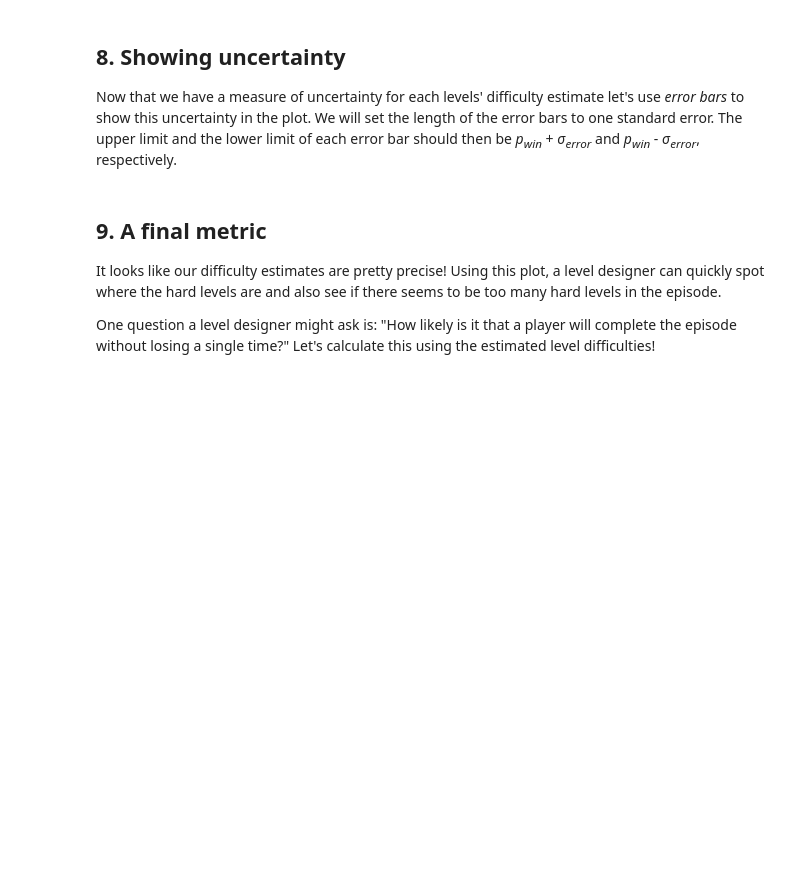
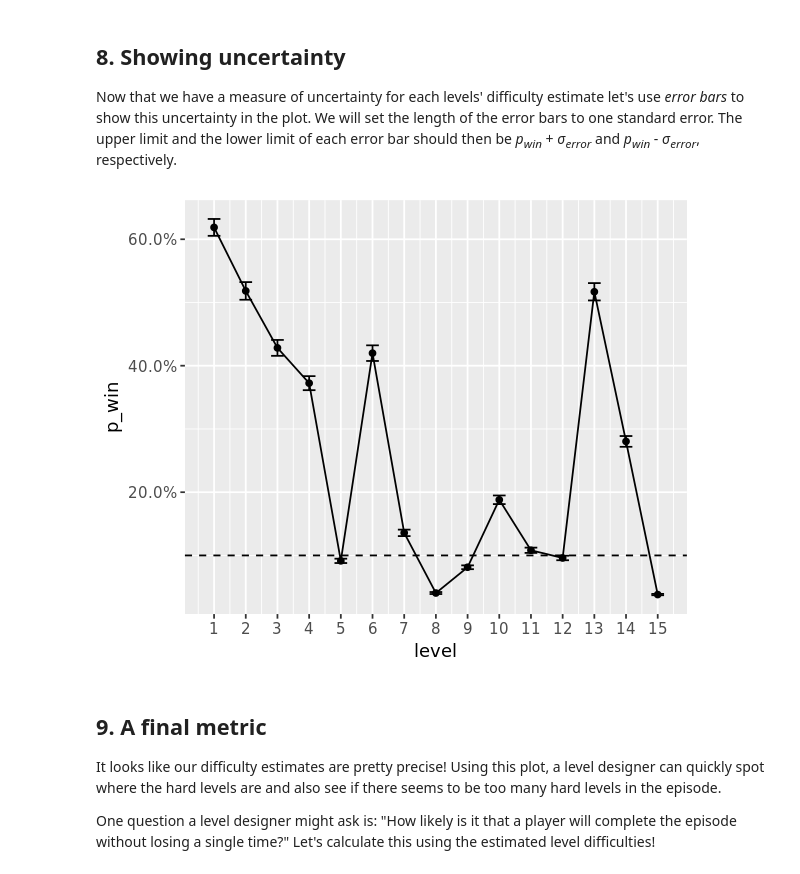
Before and after one commit to skhiearth/Level-Difficulty-in-Candy-Crush-Saga, a Jupyter notebook: notebook.ipynb, the cells around one changed output. Saved outputs shown, nothing was run; the diff lists cells and outputs as text; code cells hidden in the pictures; blank space fills up the shorter version.

```diff
--- a/notebook.ipynb
+++ b/notebook.ipynb
@@ -139,3 +140,8 @@ ERROR: Error in parse(text = x, srcfile = src): <text>:4:0: unexpected end of in
+# %%
+# Adding standard error bars
+plot + geom_errorbar(data = difficulty, aes(ymin = (p_win - error), ymax = (p_win + error)), width = 0.4)
+# %% [output]
+[figure, added]
 # %% [markdown]
 ## 9. A final metric
 <p>It looks like our difficulty estimates are pretty precise! Using this plot, a level designer can quickly spot where the hard levels are and also see if there seems to be too many hard levels in the episode.</p>
```
Also changed, not shown: parts of 6 cells of this notebook.
